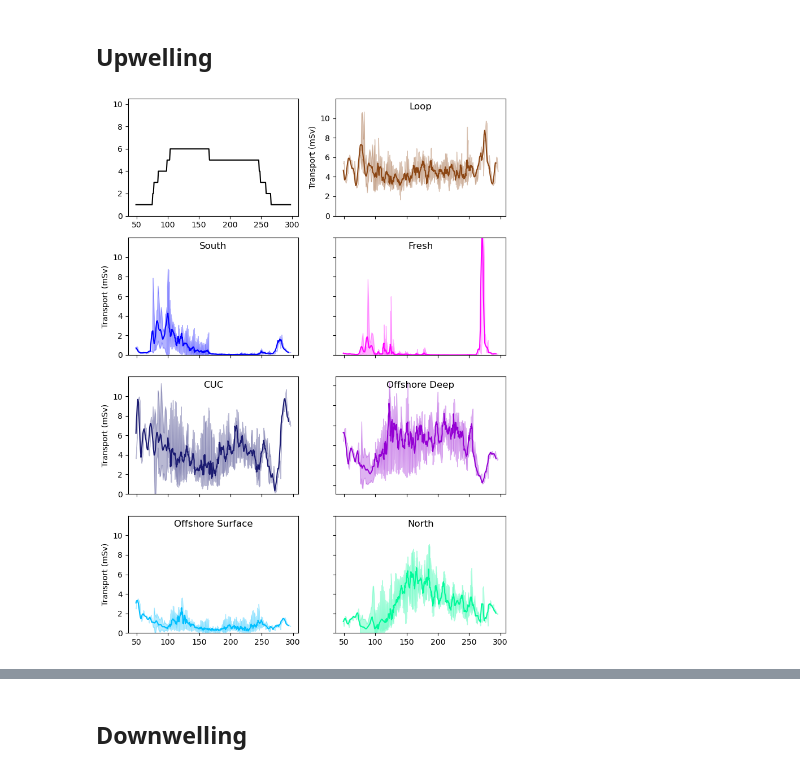
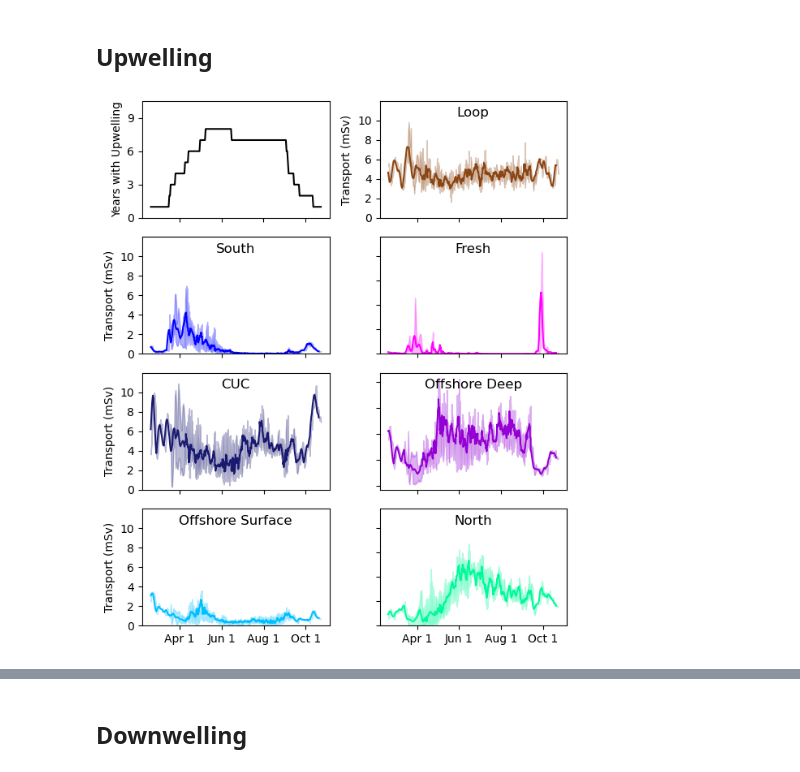
Before and after one commit to rbeutel/LO_user, a Jupyter notebook: ariane/quant_dynamics.ipynb, the cells around one changed output, grey strips where cells are left out. Saved outputs shown, nothing was run; the diff lists cells and outputs as text; code cells hidden in the pictures.

```diff
--- a/ariane/quant_dynamics.ipynb
+++ b/ariane/quant_dynamics.ipynb
@@ -71,6 +71,8 @@ def transport_df(data, start, length, years):
 # %%
 df22 = xr.open_dataset('/data1/bbeutel/LO_user/ariane/up_cas7/S_T/20221015/ariane_positions_quantitative.nc')
 df21 = xr.open_dataset('/data1/bbeutel/LO_user/ariane/up_cas7/S_T/20210922/ariane_positions_quantitative.nc')
+df18 = xr.open_dataset('/data1/bbeutel/LO_user/ariane/up_cas7/S_T/20180906/ariane_positions_quantitative.nc')
+df17 = xr.open_dataset('/data1/bbeutel/LO_user/ariane/up_cas7/S_T/20171012/ariane_positions_quantitative.nc')
 df16 = xr.open_dataset('/data1/bbeutel/LO_user/ariane/up_cas7/S_T/20160913/ariane_positions_quantitative.nc')
 df15 = xr.open_dataset('/data1/bbeutel/LO_user/ariane/up_cas7/S_T/20150905/ariane_positions_quantitative.nc')
 df14 = xr.open_dataset('/data1/bbeutel/LO_user/ariane/up_cas7/S_T/20140903/ariane_positions_quantitative.nc')
@@ -89,17 +91,18 @@ fresh13, cuc13, south13, north13, offshore_d13, offshore_s13, loop13 = wm_day_di
 # %%
 endday = [dt.datetime(2013, 10, 24), dt.datetime(2014, 9, 3),
             dt.datetime(2015, 9, 5), dt.datetime(2016, 9, 13),
+            dt.datetime(2017, 10, 12), dt.datetime(2018, 9, 6),
             dt.datetime(2021, 9, 22), dt.datetime(2022, 6, 15)]  # Start dates
-length = [219, 161, 144, 158, 189, 117]  # Number of days in the season for each year
+length = [219, 161, 144, 158, 156,128,189, 117]  # Number of days in the season for each year
 startday = [endday[i]-dt.timedelta(days=length[i]) for i in range(len(endday))]  # Start dates
 # %%
-fresh = transport_df([fresh13, fresh14, fresh15, fresh16, fresh21,fresh22], startday, length,[2013,2014,2015,2016,2021,2022])
-south = transport_df([south13, south14, south15, south16, south21,south22], startday, length,[2013,2014,2015,2016,2021,2022])
-north = transport_df([north13, north14, north15, north16, north21,north22], startday, length,[2013,2014,2015,2016,2021,2022])
-cuc = transport_df([cuc13, cuc14, cuc15, cuc16, cuc21,cuc22], startday, length,[2013,2014,2015,2016,2021,2022])
-offshore_d = transport_df([offshore_d13, offshore_d14, offshore_d15, offshore_d16, offshore_d21,offshore_d22], startday, length,[2013,2014,2015,2016,2021,2022])
-offshore_s = transport_df([offshore_s13, offshore_s14, offshore_s15, offshore_s16, offshore_s21,offshore_s22], startday, length,[2013,2014,2015,2016,2021,2022])
-loop = transport_df([loop13, loop14, loop15, loop16, loop21,loop22], startday, length,[2013,2014,2015,2016,2021,2022])
+fresh = transport_df([fresh13, fresh14, fresh15, fresh16, fresh17, fresh18, fresh21,fresh22], startday, length,[2013,2014,2015,2016,2017,2018,2021,2022])
+south = transport_df([south13, south14, south15, south16, south17, south18, south21,south22], startday, length,[2013,2014,2015,2016,2017,2018,2021,2022])
+north = transport_df([north13, north14, north15, north16, north17, north18, north21,north22], startday, length,[2013,2014,2015,2016,2017,2018,2021,2022])
+cuc = transport_df([cuc13, cuc14, cuc15, cuc16, cuc17, cuc18, cuc21,cuc22], startday, length,[2013,2014,2015,2016,2017,2018,2021,2022])
+offshore_d = transport_df([offshore_d13, offshore_d14, offshore_d15, offshore_d16, offshore_d17, offshore_d18, offshore_d21,offshore_d22], startday, length,[2013,2014,2015,2016,2017,2018,2021,2022])
+offshore_s = transport_df([offshore_s13, offshore_s14, offshore_s15, offshore_s16, offshore_s17, offshore_s18, offshore_s21,offshore_s22], startday, length,[2013,2014,2015,2016,2017,2018,2021,2022])
+loop = transport_df([loop13, loop14, loop15, loop16, loop17, loop18, loop21,loop22], startday, length,[2013,2014,2015,2016,2017,2018,2021,2022])
 # %%
 # Add a count column to track the number of transport columns with data
 # doing this with loop flow bc there will always be loop flow
@@ -123,27 +126,37 @@ def moving_average(x, w):
     return np.convolve(x, np.ones(w), 'valid') / w
 window = 4
 # %%
-# using standard deviation
+# using quantile
 
 ymax=120000
 
-fig, ax = plt.subplots(4,2, figsize=(7.5,10))
+fig, ax = plt.subplots(4,2, figsize=(6,7))
 
 for axs in [ax[0,1],ax[1,0],ax[2,0],ax[3,0]]:
     axs.set_yticks([0,20000,40000,60000,80000,100000])
     axs.set_yticklabels(['0','2','4','6','8','10'])
     axs.set_ylabel('Transport (mSv)')
+for i in range(4):
+    for axs in ax[i]:
+        axs.set_xticks([91,152,213,274])
+ax[3,0].set_xticklabels(['Apr 1','Jun 1', 'Aug 1','Oct 1'])
+ax[3,1].set_xticklabels(['Apr 1','Jun 1', 'Aug 1','Oct 1'])
 
 # count of the number of summers with this date in the range
 ax[0,0].plot(jul,counts,'k')
+ax[0,0].set_ylabel("Years with Upwelling")
 ax[0,0].set_ylim([0,10.5])
+ax[0,0].set_yticks([0,3,6,9])
+ax[0,0].set_xticklabels([])
+
 
 # loop flow
-data = [loop.transport_2013,loop.transport_2014,loop.transport_2015,loop.transport_2016,loop.transport_2021,loop.transport_2022]
+data = [loop.transport_2013,loop.transport_2014,loop.transport_2015,loop.transport_2016,loop.transport_2017,loop.transport_2018,
+        loop.transport_2021,loop.transport_2022]
 ax[0,1].plot(loop.yearday[:(-window + 1)],moving_average(np.nanmean(data,axis=0),window),'saddlebrown')
 ax[0,1].fill_between(loop.yearday,
-                        np.nanmean(data,axis=0)+np.nanstd(data,axis=0),
-                        np.nanmean(data,axis=0)-np.nanstd(data,axis=0),
+                        np.nanpercentile(data, [25], method='midpoint',axis=0)[0],
+                        np.nanpercentile(data, [75], method='midpoint',axis=0)[0],
                         color='saddlebrown',alpha=0.3)
 ax[0,1].set_xticklabels([])
 ax[0,1].set_ylim([0,ymax])
@@ -151,11 +164,12 @@ ax[0,1].set_title('Loop',y=1,pad=-14)
 
 # south shelf flow
 # ax[1,0].plot(dates,mean_south)
-data = [south.transport_2013,south.transport_2014,south.transport_2015,south.transport_2016,south.transport_2021,south.transport_2022]
+data = [south.transport_2013,south.transport_2014,south.transport_2015,south.transport_2016,south.transport_2017,south.transport_2018,
+        south.transport_2021,south.transport_2022]
 ax[1,0].plot(south.yearday[:(-window + 1)],moving_average(np.nanmean(data,axis=0),window),'b')
 ax[1,0].fill_between(south.yearday,
-                        np.nanmean(data,axis=0)+np.nanstd(data,axis=0),
-                        np.nanmean(data,axis=0)-np.nanstd(data,axis=0),
+                        np.nanpercentile(data, [25], method='midpoint',axis=0)[0],
+                        np.nanpercentile(data, [75], method='midpoint',axis=0)[0],
                         color='b',alpha=0.3)
 ax[1,0].set_xticklabels([])
 ax[1,0].set_ylim([0,ymax])
@@ -164,11 +178,12 @@ ax[1,0].set_title('South',y=1,pad=-14)
 
 # fresh flow
 # ax[1,1].plot(dates,mean_fresh)
-data = [fresh.transport_2013,fresh.transport_2014, fresh.transport_2015,fresh.transport_2016,fresh.transport_2021,fresh.transport_2022]
+data = [fresh.transport_2013,fresh.transport_2014, fresh.transport_2015,fresh.transport_2016,fresh.transport_2017,fresh.transport_2018,
+        fresh.transport_2021,fresh.transport_2022]
 ax[1,1].plot(fresh.yearday[:(-window + 1)],moving_average(np.nanmean(data,axis=0),window),'magenta')
 ax[1,1].fill_between(fresh.yearday,
-                        np.nanmean(data,axis=0)+np.nanstd(data,axis=0),
-                        np.nanmean(data,axis=0)-np.nanstd(data,axis=0),
+                        np.nanpercentile(data, [25], method='midpoint',axis=0)[0],
+                        np.nanpercentile(data, [75], method='midpoint',axis=0)[0],
                         color='magenta',alpha=0.3)
 ax[1,1].set_yticklabels([])
 ax[1,1].set_xticklabels([])
@@ -176,54 +191,58 @@ ax[1,1].set_ylim([0,ymax])
 ax[1,1].set_title('Fresh',y=1,pad=-14)
 
 # cuc flow
-data = [cuc.transport_2013,cuc.transport_2014,cuc.transport_2015,cuc.transport_2016,cuc.transport_2021,cuc.transport_2022]
+data = [cuc.transport_2013,cuc.transport_2014,cuc.transport_2015,cuc.transport_2016,cuc.transport_2017,cuc.transport_2018,
+        cuc.transport_2021,cuc.transport_2022]
 ax[2,0].plot(cuc.yearday[:(-window + 1)],moving_average(np.nanmean(data,axis=0),window),'midnightblue')
 ax[2,0].fill_between(cuc.yearday,
-                        np.nanmean(data,axis=0)+np.nanstd(data,axis=0),
-                        np.nanmean(data,axis=0)-np.nanstd(data,axis=0),
+                        np.nanpercentile(data, [25], method='midpoint',axis=0)[0],
+                        np.nanpercentile(data, [75], method='midpoint',axis=0)[0],
                         color='midnightblue',alpha=0.3)
 ax[2,0].set_xticklabels([])
 ax[2,0].set_ylim([0,ymax])
 ax[2,0].set_title('CUC',y=1,pad=-14)
 
 # offshore deep flow
-data = [offshore_d.transport_2013,offshore_d.transport_2014,offshore_d.transport_2015,offshore_d.transport_2016,offshore_d.transport_2021,offshore_d.transport_2022]
+data = [offshore_d.transport_2013,offshore_d.transport_2014,offshore_d.transport_2015,offshore_d.transport_2016,offshore_d.transport_2017,offshore_d.transport_2018,
+        offshore_d.transport_2021,offshore_d.transport_2022]
 ax[2,1].plot(offshore_d.yearday[:(-window + 1)],moving_average(np.nanmean(data,axis=0),window),'darkviolet')
 ax[2,1].fill_between(offshore_d.yearday,
-                        np.nanmean(data,axis=0)+np.nanstd(data,axis=0),
-                        np.nanmean(data,axis=0)-np.nanstd(data,axis=0),
+                        np.nanpercentile(data, [25], method='midpoint',axis=0)[0],
+                        np.nanpercentile(data, [75], method='midpoint',axis=0)[0],
                         color='darkviolet',alpha=0.3)
 ax[2,1].set_title('Offshore Deep',y=1,pad=-14)
 ax[2,1].set_yticklabels([])
 ax[2,1].set_xticklabels([])
 
 
 
 # offshore surface flow
-data = [offshore_s.transport_2013,offshore_s.transport_2014,offshore_s.transport_2015,offshore_s.transport_2016,offshore_s.transport_2021,offshore_s.transport_2022]
+data = [offshore_s.transport_2013,offshore_s.transport_2014,offshore_s.transport_2015,offshore_s.transport_2016,offshore_s.transport_2017,offshore_s.transport_2018,
+        offshore_s.transport_2021,offshore_s.transport_2022]
 ax[3,0].plot(offshore_s.yearday[:(-window + 1)],moving_average(np.nanmean(data,axis=0),window),'deepskyblue')
 ax[3,0].fill_between(offshore_s.yearday,
-                        np.nanmean(data,axis=0)+np.nanstd(data,axis=0),
-                        np.nanmean(data,axis=0)-np.nanstd(data,axis=0),
+                        np.nanpercentile(data, [25], method='midpoint',axis=0)[0],
+                        np.nanpercentile(data, [75], method='midpoint',axis=0)[0],
                         color='deepskyblue',alpha=0.3)
 # ax[3,0].set_xticklabels([])
 ax[3,0].set_ylim([0,ymax])
 ax[3,0].set_title('Offshore Surface',y=1,pad=-14)
 
 
 # north flow
-data = [north.transport_2013,north.transport_2014,north.transport_2015,north.transport_2016,north.transport_2021,north.transport_2022]
-ax[3,1].plot(north.yearday[:(-window + 1)],moving_average(np.nanmean(data,axis=0),window), 'mediumspringgreen')
+data = [north.transport_2013,north.transport_2014,north.transport_2015,north.transport_2016,north.transport_2017,north.transport_2018,
+        north.transport_2021,north.transport_2022]
+ax[3,1].plot(north.yearday[:(-window + 1)],moving_average(np.nanmean(data,axis=0),window),'mediumspringgreen')
 ax[3,1].fill_between(north.yearday,
-                        np.nanmean(data,axis=0)+np.nanstd(data,axis=0),
-                        np.nanmean(data,axis=0)-np.nanstd(data,axis=0),
+                        np.nanpercentile(data, [25], method='midpoint',axis=0)[0],
+                        np.nanpercentile(data, [75], method='midpoint',axis=0)[0],
                         color='mediumspringgreen',alpha=0.3)
 # ax[3,1].set_xticklabels([])
 ax[3,1].set_ylim([0,ymax])
 ax[3,1].set_title('North',y=1,pad=-14)
 ax[3,1].set_yticklabels([])
 
 
 plt.tight_layout()
 # %% [output]
-[figure, old version]
+[figure, new version]
```
Also changed, not shown: parts of 7 cells of this notebook, 4 other files.
